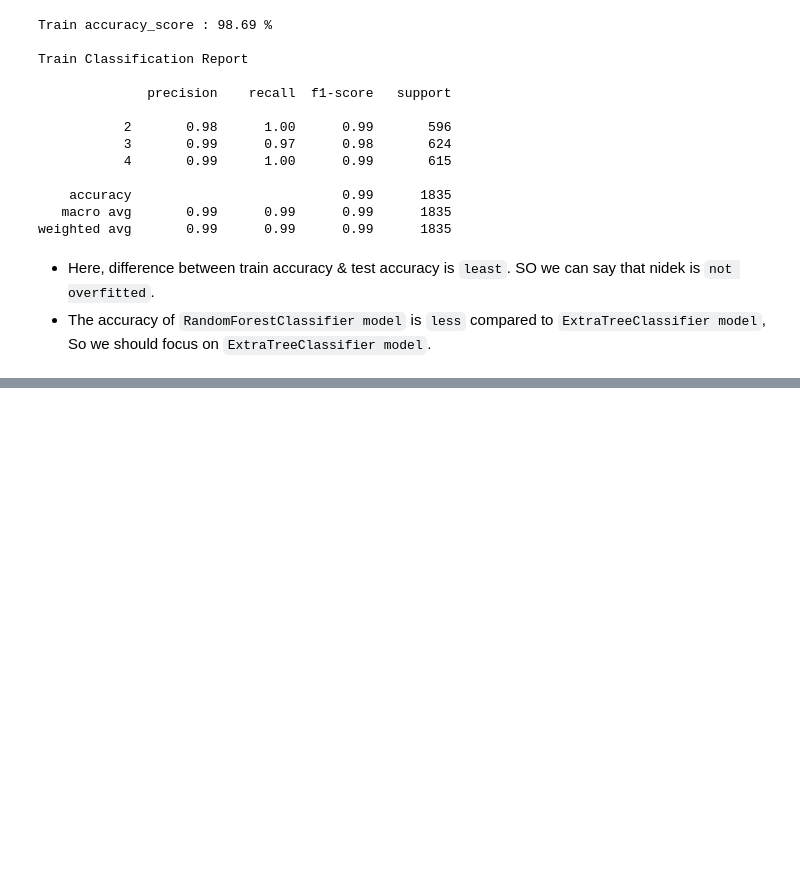
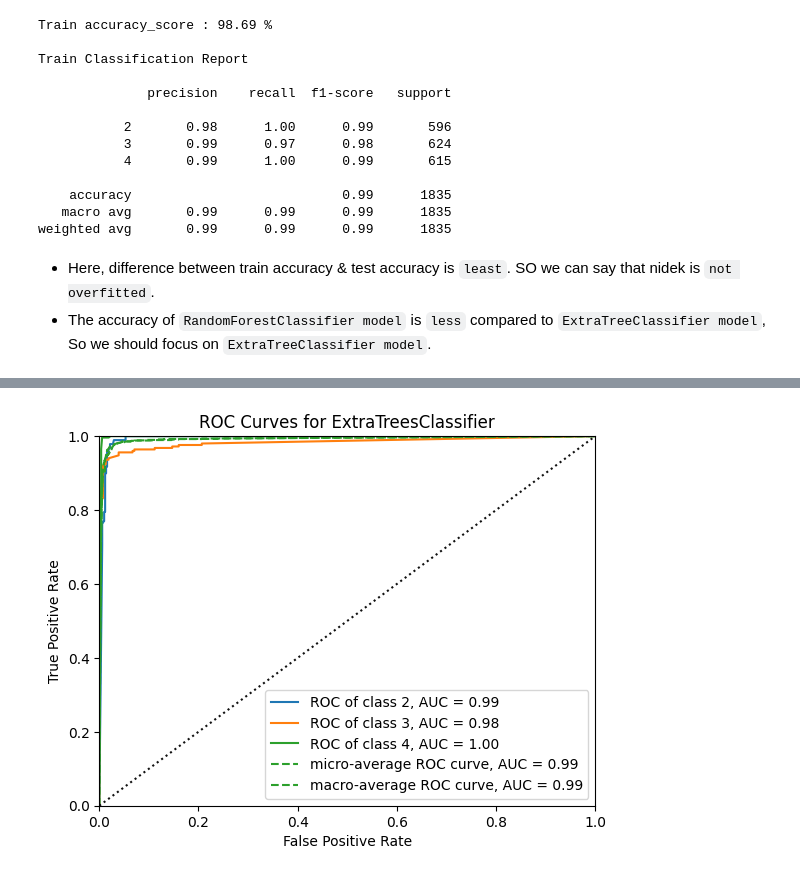
Before and after one commit to 21Ovi/Employee-Performance-Analysis, a Jupyter notebook: train_model.ipynb, the cells around one changed output, grey strips where cells are left out. Drawn from its saved outputs; the diff is of its cells as text; code cells hidden in the pictures; blank space fills up the shorter version.

```diff
--- a/train_model.ipynb
+++ b/train_model.ipynb
@@ -339,0 +556,21 @@ weighted avg       0.99      0.99      0.99      1835
+# %%
+# Instaniate the classification model and visualizer
+model = ExtraTreesClassifier(
+    n_estimators= 999,
+    max_depth= None,
+    min_samples_split=3,
+    min_samples_leaf= 1,
+    max_features= 'log2',
+    max_leaf_nodes= None,
+    bootstrap= False,
+    random_state=42)
+
+visualizer = ROCAUC(model) #model=ec1
+
+visualizer.fit(X_train, y_train)        # Fit the training data to the visualizer
+visualizer.score(X_test, y_test)        # Evaluate the model on the test data
+visualizer.show()
+plt.show()
+# Finalize and render the figure
+# %% [output]
+[figure, added]
```
Also changed, not shown: parts of 22 cells of this notebook.
